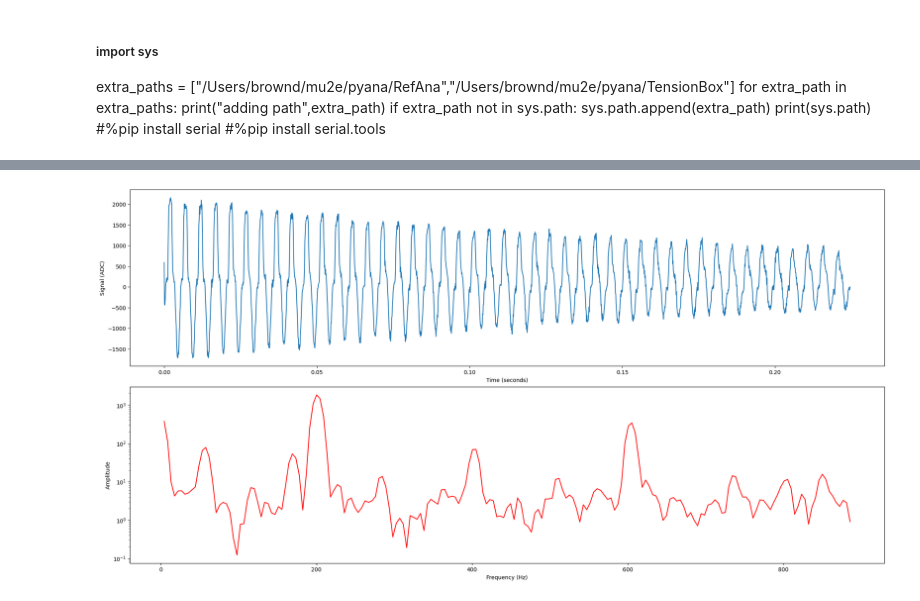
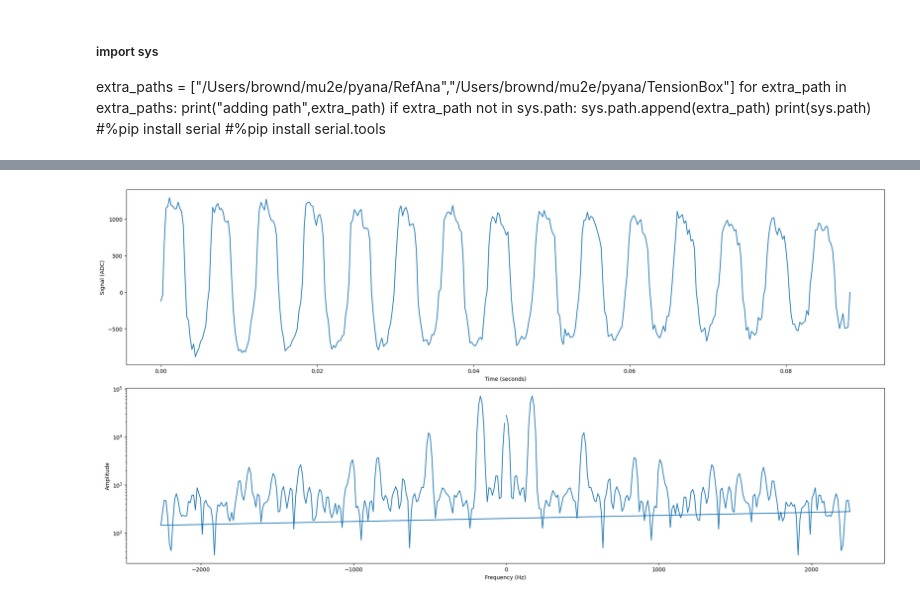
Before and after one commit to LBLmu2e/TensionBox, a Jupyter notebook: LoopTension.ipynb, the cells around one changed output, grey strips where cells are left out. Drawn from its saved outputs; the diff is of its cells as text; code cells hidden in the pictures.

```diff
--- a/LoopTension.ipynb
+++ b/LoopTension.ipynb
@@ -11,5 +11,5 @@ print(sys.path)
 # %%
 import LoopTension
 # %%
-lt = LoopTension.LoopTension(0.65)
+lt = LoopTension.LoopTension(0.771)
 # %% [output]
@@ -27,4 +40,4 @@ Measured fundamental frequency 201.1 Hz, corresponding to a tension of 66.0 gm
 # %%
-lt.plot()
+lt.plotWaveform()
 # %% [output]
-[figure, old version]
+[figure, new version]
```
Also changed, not shown: parts of 2 cells of this notebook, 3 other files.
